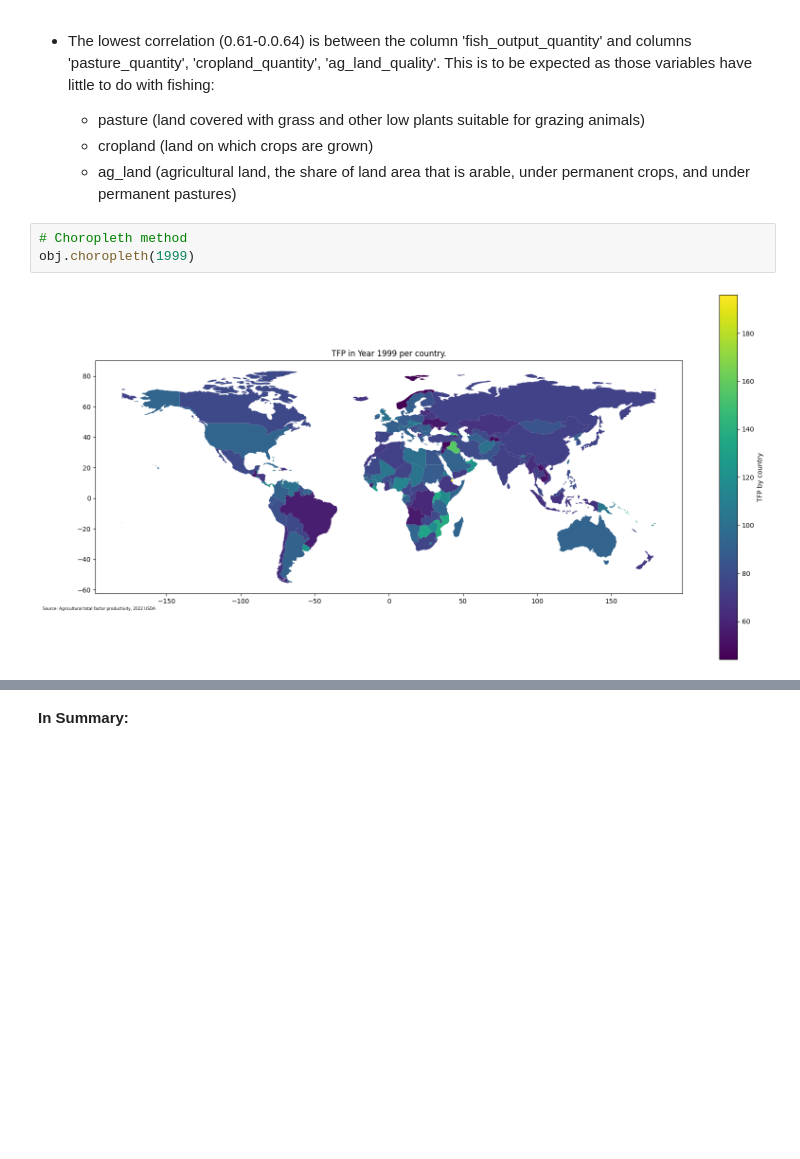
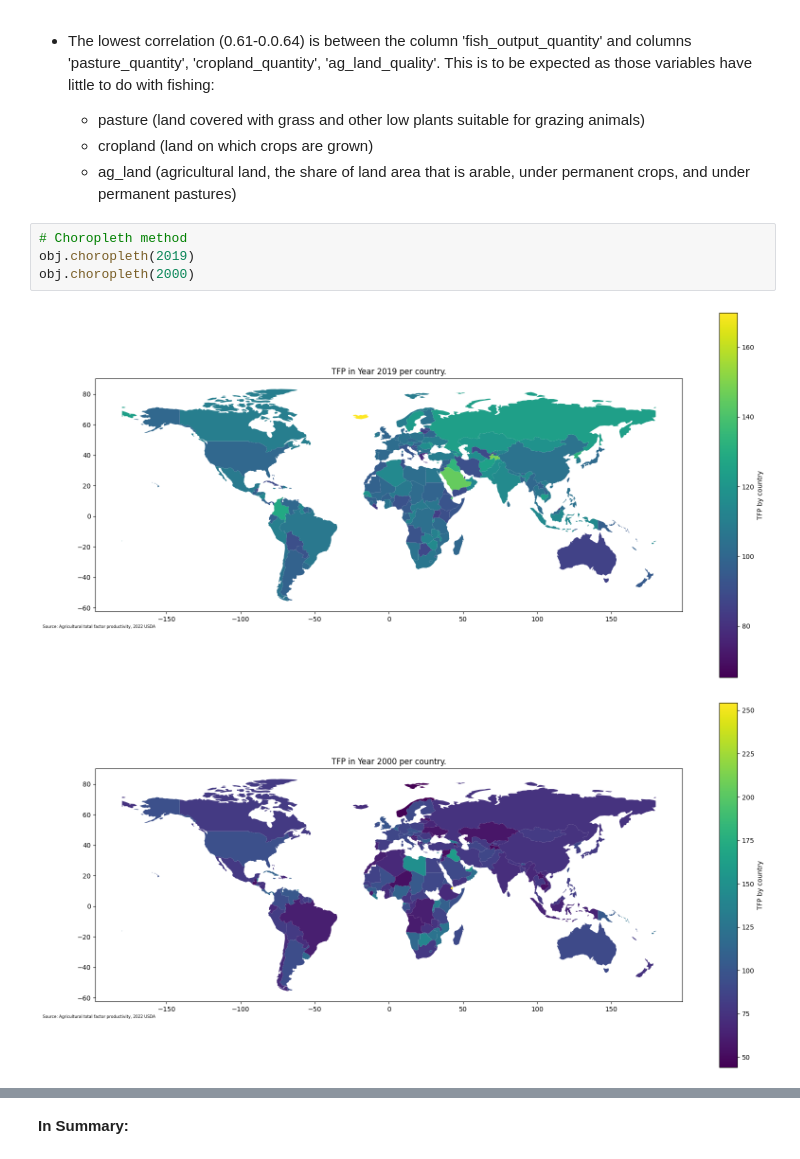
Before and after one commit to InesDew/NOVA-Agros, a Jupyter notebook: Showcase_group_16.ipynb, the cells around one changed output, grey strips where cells are left out. Saved outputs shown, nothing was run; the diff lists cells and outputs as text; blank space fills up the shorter version.

```diff
--- a/Showcase_group_16.ipynb
+++ b/Showcase_group_16.ipynb
@@ -104,7 +106,9 @@ After analysing the correlations between the different columns/variables of our
     * ag_land (agricultural land, the share of land area that is arable, under permanent crops, and under permanent pastures)
 # %%
 # Choropleth method
-obj.choropleth(1999)
+obj.choropleth(2019)
+obj.choropleth(2000)
 # %% [output]
-[figure, old version]
+[figure, new version]
+[figure, added]
 # %%
```
Also changed, not shown: parts of 2 cells of this notebook, 1 other file.
